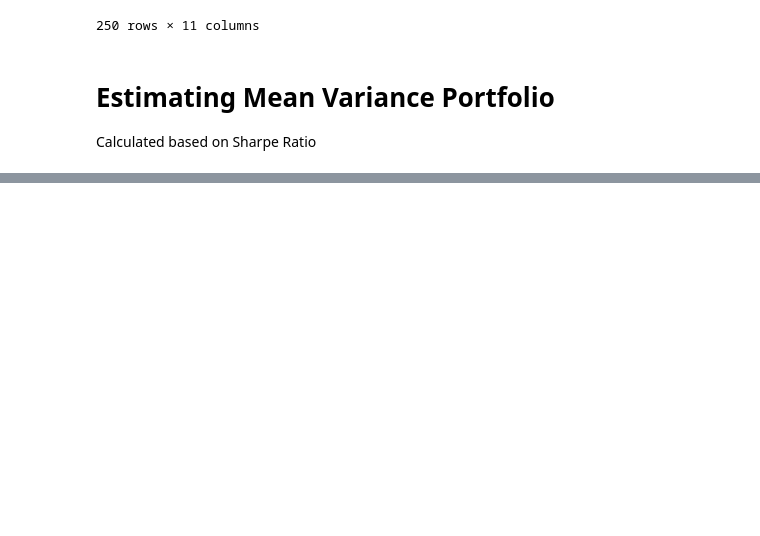
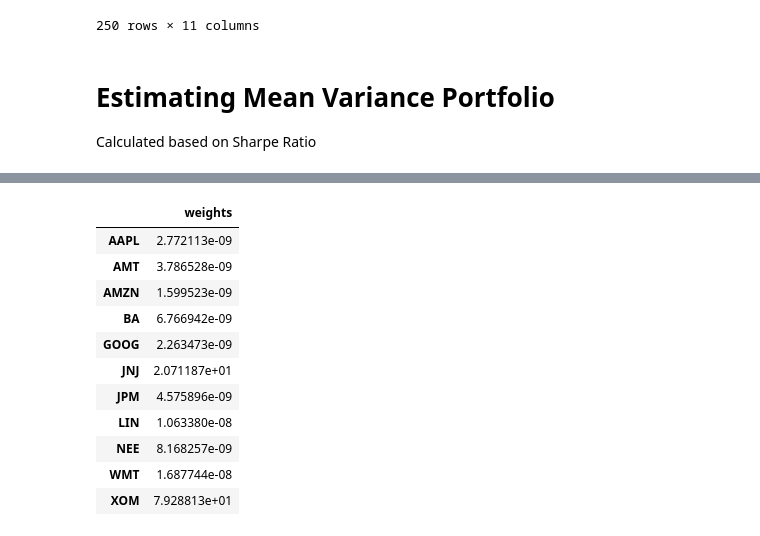
Before and after one commit to sarahnourgh/portfolio_optimization, a Jupyter notebook: Markovits framework/markovitz.ipynb, the cells around one changed output, grey strips where cells are left out. Cells and saved outputs as stored; diff of their text form; code cells hidden in the pictures; blank space fills up the shorter version.

```diff
--- a/Markovits framework/markovitz.ipynb
+++ b/Markovits framework/markovitz.ipynb
@@ -77,12 +88,38 @@ Calculated based on Sharpe Ratio
 # %%
 #Portfolio object creation
 portfolio = rp.Portfolio(returns=stock_returns)
 
 #optimize the portfolio with the objective to maximize the Sharpe Ratio
 method_mu = 'hist' #method to estimate expected returns
 method_cov = 'hist' #method to estimate covariance matrix
+
+#calculate the inputs that will be used by the optimization function,
+#when we select the input model='classic'
+portfolio.assets_stats(method_mu=method_mu, method_cov=method_cov)
+
+#estimate optimal portfolio
+
+model = 'Classic' #portfolio model
+rm = 'MV' #risk measure used, this time will be variance
 obj = 'Sharpe' #objective function
+hist = True #to use historical scenarios for the risk measures
 rf = 0 #risk free rate
-l = 0 #lower bound for weights
-#u = 0.5 #upper bound for weights
-w = None #initial weights
+l = 0 #risk aversion factor, only used when obj = 'Utility'
+
+w = portfolio.optimization(model=model, rm=rm, obj=obj, rf=rf, l=l, hist=hist)
+
+#Show the weights
+display(w*100)
+# %% [output]
+|  | weights |
+| AAPL | 2.772113e-09 |
+| AMT | 3.786528e-09 |
+| AMZN | 1.599523e-09 |
+| BA | 6.766942e-09 |
+| GOOG | 2.263473e-09 |
+| JNJ | 2.071187e+01 |
+| JPM | 4.575896e-09 |
+| LIN | 1.063380e-08 |
+| NEE | 8.168257e-09 |
+| WMT | 1.687744e-08 |
+| XOM | 7.928813e+01 |
```
Also changed, not shown: parts of 5 cells of this notebook.
